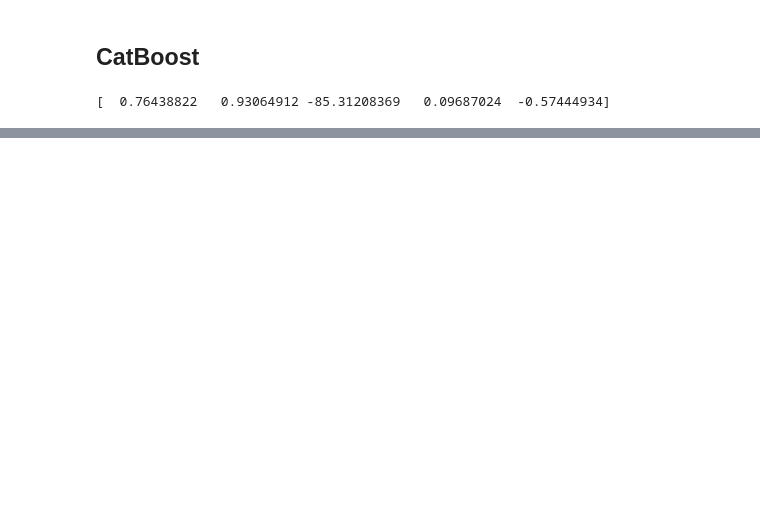
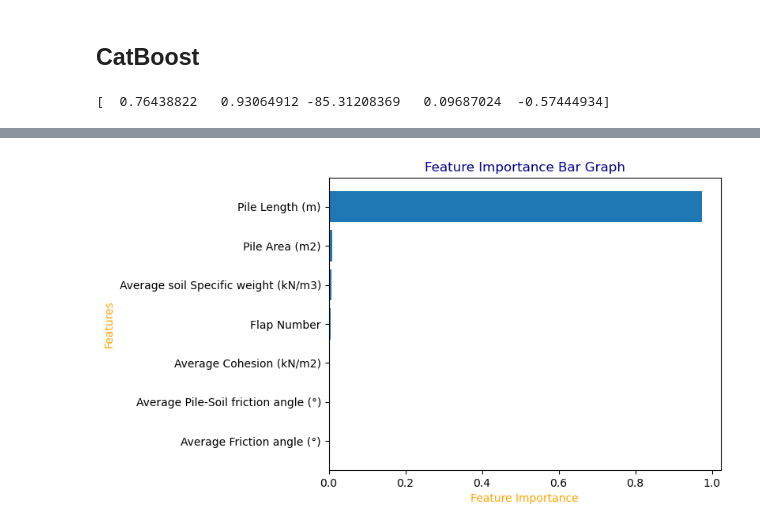
Before and after one commit to oitik/Machine_learning, a Jupyter notebook: pile-load-predicts.ipynb, the cells around one changed output, grey strips where cells are left out. Cells and saved outputs as stored; diff of their text form; code cells hidden in the pictures; blank space fills up the shorter version.

```diff
--- a/pile-load-predicts.ipynb
+++ b/pile-load-predicts.ipynb
@@ -477,0 +499,4 @@ print(ans)
+# %%
+plot_features(X_train.columns, xr.feature_importances_)
+# %% [output]
+[figure, added]
```
Also changed, not shown: parts of 29 cells of this notebook.
